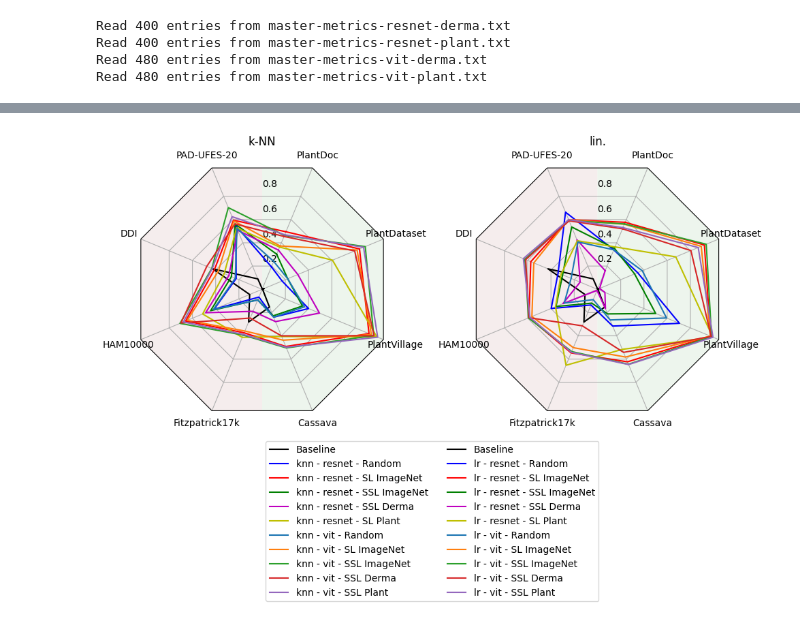
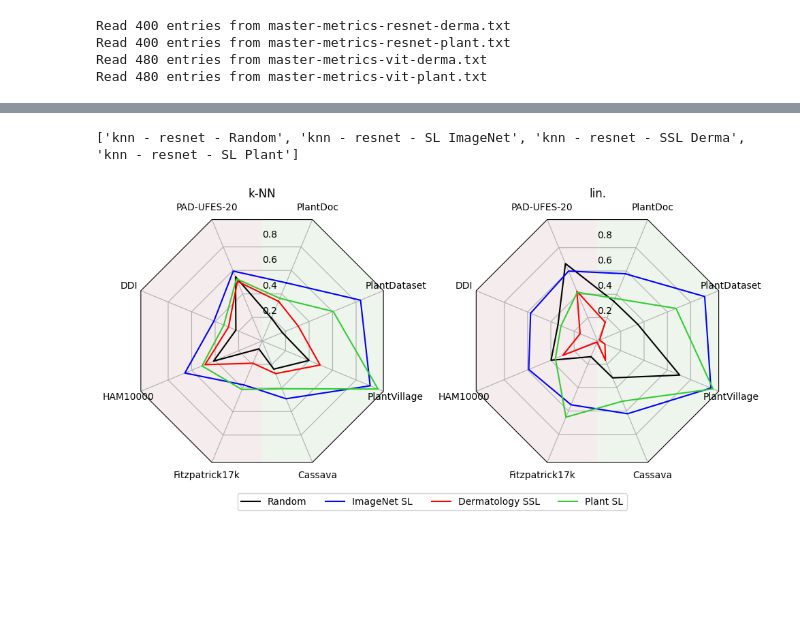
Before and after one commit to AlexanderPeter/thesis, a Jupyter notebook: code/23_plot_spider.ipynb, the cells around one changed output, grey strips where cells are left out. Saved outputs shown, nothing was run; the diff lists cells and outputs as text; code cells hidden in the pictures; blank space fills up the shorter version.

```diff
--- a/code/23_plot_spider.ipynb
+++ b/code/23_plot_spider.ipynb
@@ -328,21 +298,26 @@ dataset_key: Fitzpatrick17k-, ../runs/master-metrics-vit-plant.txt
 # %%
-title = f"Resnet50 and ViT"
+title = f"Resnet50" #f"Resnet50 and ViT"
 df_plot_l = pd.concat(
     [
-        df_plot_1,
+        # df_plot_1,
         df_plot_2,
-        df_plot_3,
+        # df_plot_3,
     ]
 )
 df_plot_r = pd.concat(
     [
-        df_plot_1,
+        # df_plot_1,
         df_plot_4,
-        df_plot_5,
+        # df_plot_5,
     ]
 )
 # %%
-colors = ["black", "b", "r", "g", "m", "y"]
+colors = ["black", "b", "r", "limegreen", "m", "y"] # Original
+# colors = ["cyan", "magenta", "b", "r", "g"] # SSL
+# colors = ["cyan", "g", "b", "violet"] # SL
+# colors = ["black", "b", "skyblue", "r", "g"] # Resnet
+# colors = ["black", "cyan", "skyblue", "b", "r", "lime"] # Resnet
+
 
 number_of_categories = len(df_plot_l.columns)
 rotation_offset = np.pi / 2 - np.pi / number_of_categories
@@ -378,33 +353,39 @@ ax.axvspan(
 ax = axes.flat[1]
 for i, (index, row) in enumerate(df_plot_r.iterrows()):
     color = colors[i] if i < len(colors) else None
     ax.set_theta_offset(rotation_offset)
     ax.plot(theta, row.values, color=color, label=index)
     # ax.fill(theta, row.values, facecolor=color, alpha=0.15) # , label="_nolegend_"
 
 ax.set_rgrids([0.2, 0.4, 0.6, 0.8])
 ax.set_title("lin.")
 ax.set_varlabels(df_plot_r.columns)
 # ax.legend(df_plot_r.index.values, loc=(0.9, 0.95), labelspacing=0.1, fontsize="small")
 north = np.pi / 2 - rotation_offset
 ax.axvspan(north, np.pi + north, facecolor=(0.95, 0.9, 0.9), alpha=0.7)  # red
 ax.axvspan(
     np.pi + north, 2 * np.pi + north, facecolor=(0.9, 0.95, 0.9), alpha=0.7
 )  # green
 
 lines_labels = [fig.axes[0].get_legend_handles_labels()]
 lines, labels = [sum(lol, []) for lol in zip(*lines_labels)]
+print(labels)
+# labels = ["ImageNet", "Plant", "ImageNet Scaled", "ImageNet AugReg"]
+labels = ["Random", "ImageNet SL", "Dermatology SSL", "Plant SL"] # Resnet
+# labels = ["Random", "ImageNet SSL", "Dermatology SSL", "Plant SSL"] # ViT
 fig.tight_layout()
+
 # fig.legend(lines, labels, loc='lower center', ncol=4)
 fig.legend(
-    # lines, labels,
+    lines, labels,
     loc="upper center",
     bbox_to_anchor=(0.5, 0.05),
-    ncol=2,
+    ncol=len(labels),
 )
 
 # plt.legend(loc=(0.9, 0.8))
 postfix = title.lower().replace(" ", "_") + ".png"
 plt.savefig(f"../images/spider_{postfix}", bbox_inches="tight")
 # %% [output]
+['knn - resnet - Random', 'knn - resnet - SL ImageNet', 'knn - resnet - SSL Derma', 'knn - resnet - SL Plant']
-[figure, old version]
+[figure, new version]
```
Also changed, not shown: parts of 3 cells of this notebook, 8 other files.
